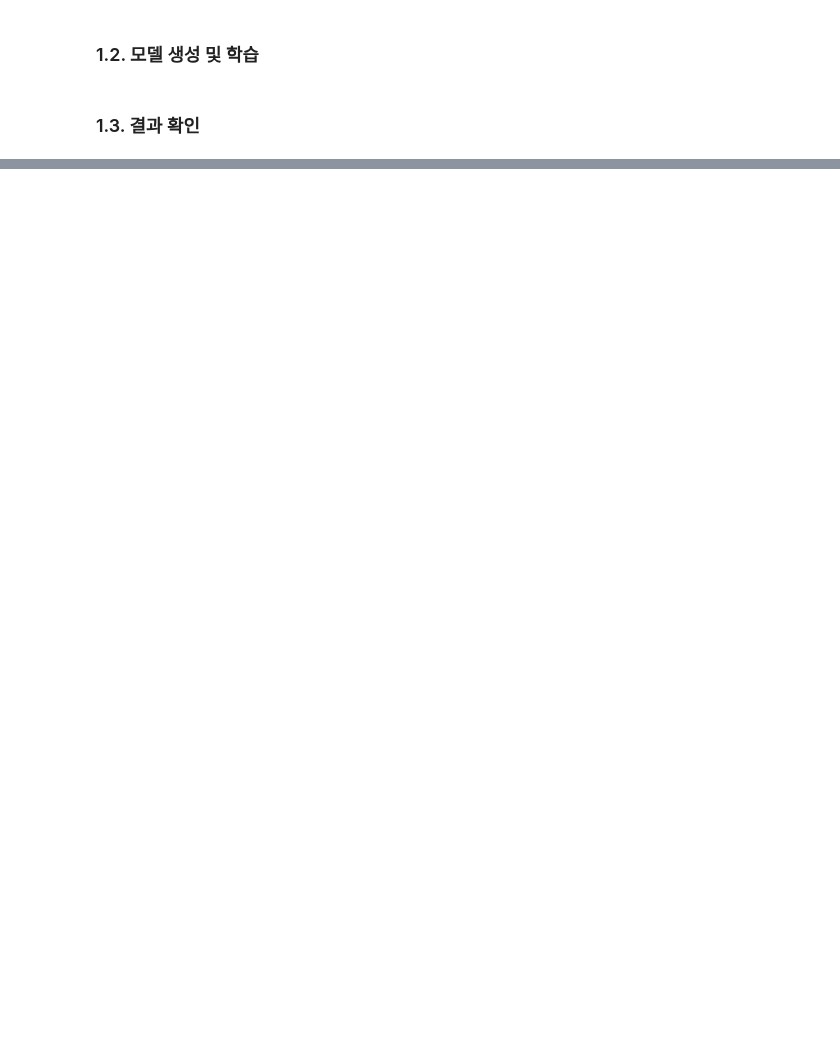
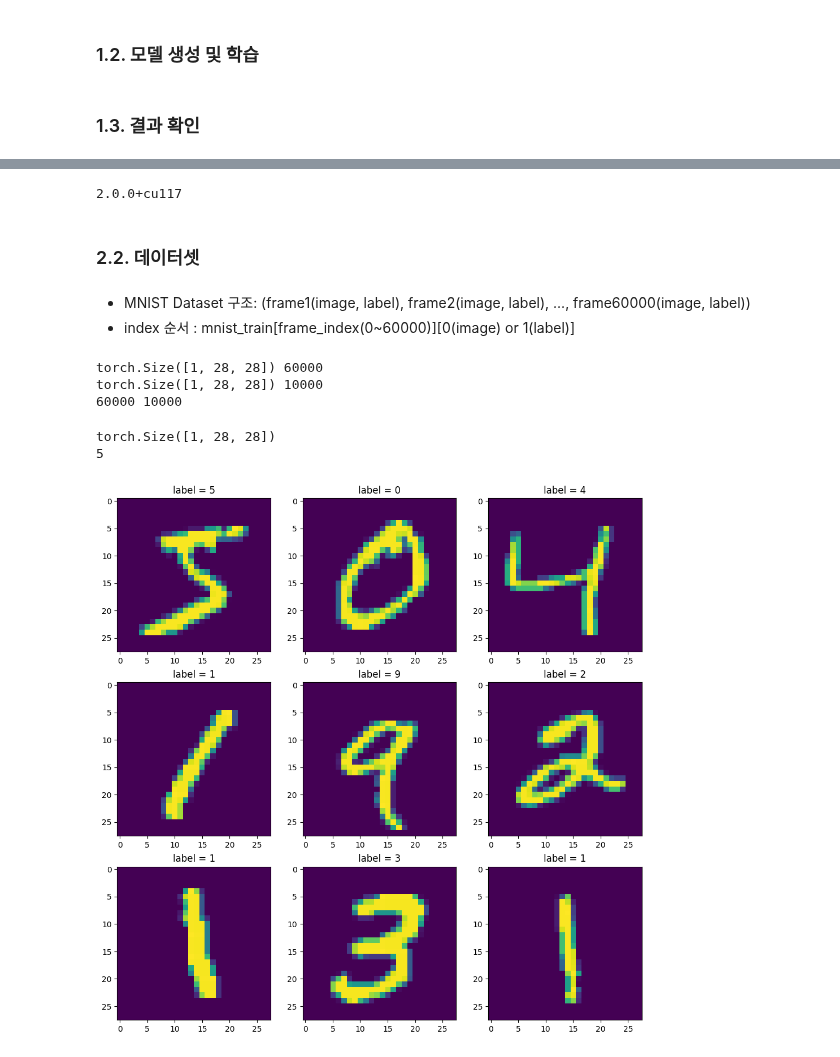
Before and after one commit to Pulsar-kkaturi/DL-Education, a Jupyter notebook: VisionDL_Lecture/Lecture4_CNNBuild_Pytorch.ipynb, the cells around one changed output, grey strips where cells are left out. Saved outputs shown, nothing was run; the diff lists cells and outputs as text; code cells hidden in the pictures; blank space fills up the shorter version.

```diff
--- a/VisionDL_Lecture/Lecture4_CNNBuild_Pytorch.ipynb
+++ b/VisionDL_Lecture/Lecture4_CNNBuild_Pytorch.ipynb
@@ -112,0 +124,65 @@ plt.legend()
+# %%
+import torch
+import torch.nn as nn
+import torch.optim as optim
+import torch.nn.init as init
+
+# https://pytorch.org/vision/stable/datasets.html
+# 파이토치에서는 torchvision.datasets에 MNIST 등의 다양한 데이터를 사용하기 용이하게 정리해놨습니다.
+# 이를 사용하면 데이터를 따로 학습에 맞게 정리하거나 하지 않아도 바로 사용이 가능합니다.
+import torchvision.datasets as dset
+
+# https://pytorch.org/vision/stable/transforms.html
+# torchvision.transforms에는 이미지 데이터를 자르거나 확대 및 다양하게 변형시키는 함수들이 구현되어 있습니다.
+import torchvision.transforms as transforms
+
+# https://pytorch.org/docs/stable/data.html
+# DataLoader는 전처리가 끝난 데이터들을 지정한 배치 크기에 맞게 모아서 전달해주는 역할을 합니다.
+from torch.utils.data import DataLoader
+
+import numpy as np
+import matplotlib.pyplot as plt
+from tqdm import tqdm
+
+print(torch.__version__)
+# %% [output]
+2.0.0+cu117
+# %% [markdown]
+### 2.2. 데이터셋
+# %%
+# https://pytorch.org/docs/stable/torchvision/datasets.html?highlight=mnist#torchvision.datasets.MNIST
+# 첫번째 인자 root는 데이터를 저장할 위치, train은 학습용 데이터인지 테스트용 데이터인지의 여부를 의미합니다.
+data_path = '/home/student/Datasets/jhjeong/Test/' # 자신의 환경에 맞게 설정!
+
+# MNIST 데이터는 숫자 손글씨 이미지와 이에 대한 정답 쌍으로 이루어져 있습니다.
+# transform은 이미지에 대한 변형, target_transform은 정답 라벨에 대한 변형을 의미합니다.
+# transform.ToTensor()는 PIL 이미지나 Numpy 배열을 토치 텐서로 바꿔줍니다.
+
+# download는 데이터가 저장할 위치에 없을 경우 새로 다운받을지 여부입니다.
+mnist_train = dset.MNIST(root=data_path, train=True, transform=transforms.ToTensor(), target_transform=None, download=True)
+mnist_test = dset.MNIST(root=data_path, train=False, transform=transforms.ToTensor(), target_transform=None, download=True)
+# %% [markdown]
+* MNIST Dataset 구조: (frame1(image, label), frame2(image, label), ..., frame60000(image, label))
+* index 순서 : mnist_train[frame_index(0~60000)][0(image) or 1(label)]
+# %%
+# 데이터셋 확인 (torch tensor)
+print(mnist_train.__getitem__(0)[0].size(), mnist_train.__len__())
+print(mnist_test.__getitem__(0)[0].size(), mnist_test.__len__())
+
+print(len(mnist_train),len(mnist_test))
+# %% [output]
+torch.Size([1, 28, 28]) 60000
+torch.Size([1, 28, 28]) 10000
+60000 10000
+# %%
+print(mnist_train[0][0].size()) # 0번째 프레임의 이미지 크기 출력
+print(mnist_train[0][1]) # 0번째 프레임의 레이블(정답) 출력
+plt.figure(figsize=(12,12))
+for i in range(3*3): # 9개의 데이터 추가 확인
+    plt.subplot(3,3,i+1)
+    plt.imshow(np.moveaxis(mnist_train[i][0].numpy(), 0, -1)) # np.moveaxis()는 channel 위치를 0 -> -1로 옮겨준다.
+    plt.title(f'label = {mnist_train[i][1]}')
+# %% [output]
+torch.Size([1, 28, 28])
+5
+[figure, added]
```
Also changed, not shown: parts of 24 cells of this notebook.
